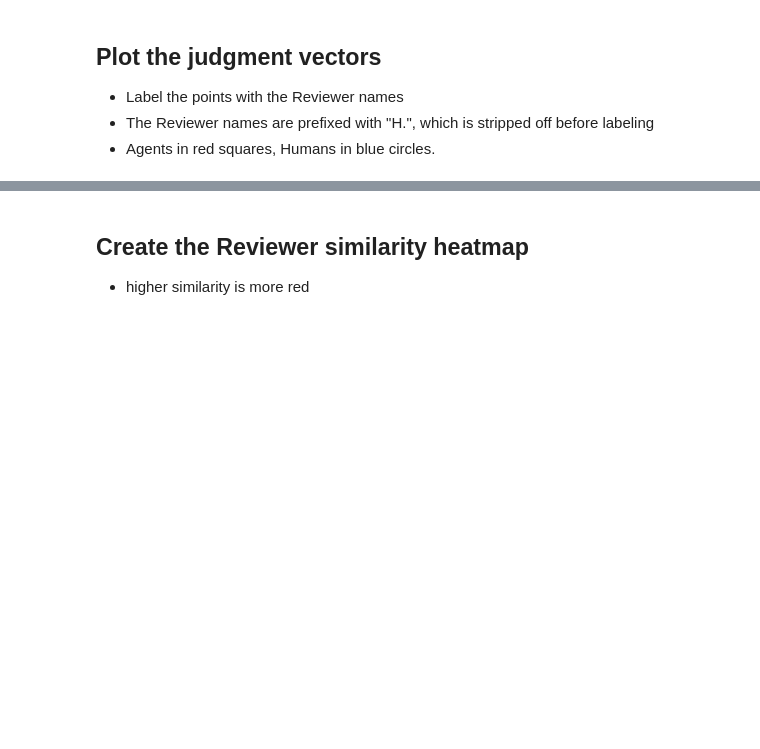
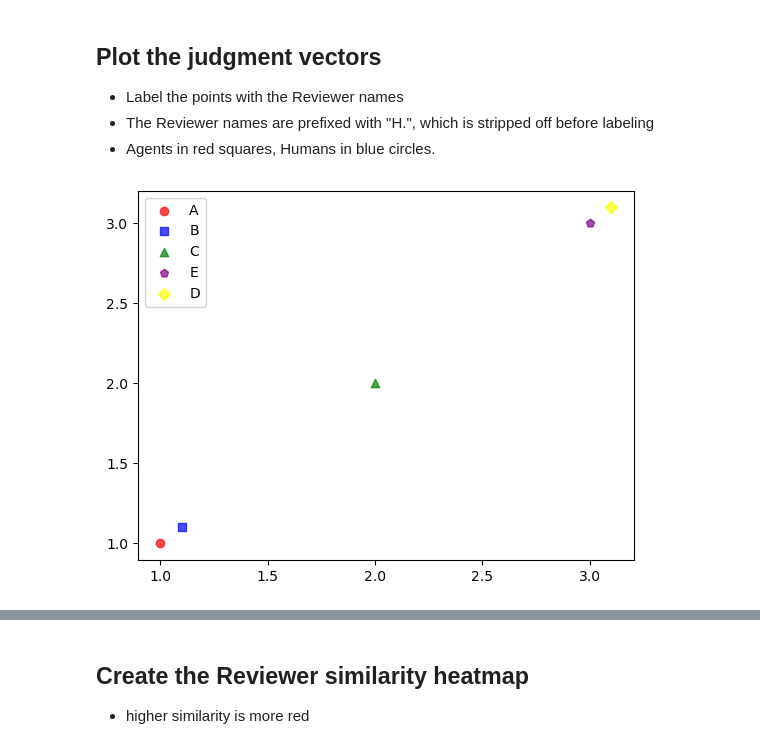
Before and after one commit to idekerlab/agent_evaluation, a Jupyter notebook: notebooks/testing_statistical_analysis.ipynb, the cells around one changed output, grey strips where cells are left out. Drawn from its saved outputs; the diff is of its cells as text; code cells hidden in the pictures; blank space fills up the shorter version.

```diff
--- a/notebooks/testing_statistical_analysis.ipynb
+++ b/notebooks/testing_statistical_analysis.ipynb
@@ -250,6 +270,51 @@ ValueError: Reviewer not in ReviewSet
  - Label the points with the Reviewer names
  - The Reviewer names are prefixed with "H.", which is stripped off before labeling
  - Agents in red squares, Humans in blue circles.
+# %%
+import matplotlib.pyplot as plt
+import numpy as np
+from collections import defaultdict
+
+def plot_scatter_with_overlap_handling(reduced_data, labels, color_dict, marker_dict):
+    # Group points by their coordinates
+    point_groups = defaultdict(list)
+    for i, (x, y) in enumerate(reduced_data):
+        point_groups[(x, y)].append(i)
+
+    # Plot points
+    for (x, y), indices in point_groups.items():
+        if len(indices) == 1:
+            # Single point
+            i = indices[0]
+            label = labels[i]
+            plt.scatter(x, y,
+                        c=[color_dict[label]],
+                        marker=marker_dict[label],
+                        label=label if label not in plt.gca().get_legend_handles_labels()[1] else "",
+                        alpha=0.7)
+        else:
+            # Multiple points at the same location
+            unique_labels = set(labels[i] for i in indices)
+            for j, label in enumerate(unique_labels):
+                offset = j * 0.1  # Adjust this value to control the spread
+                plt.scatter(x + offset, y + offset,
+                            c=[color_dict[label]],
+                            marker=marker_dict[label],
+                            label=label if label not in plt.gca().get_legend_handles_labels()[1] else "",
+                            alpha=0.7)
+
+    plt.legend()
+    plt.show()
+
+# Example usage
+reduced_data = np.array([(1, 1), (1, 1), (2, 2), (3, 3), (3, 3)])  # Note: (1,1) and (3,3) are repeated
+labels = ['A', 'B', 'C', 'D', 'E']
+color_dict = {'A': 'red', 'B': 'blue', 'C': 'green', 'D': 'yellow', 'E': 'purple'}
+marker_dict = {'A': 'o', 'B': 's', 'C': '^', 'D': 'D', 'E': 'p'}
+
+plot_scatter_with_overlap_handling(reduced_data, labels, color_dict, marker_dict)
+# %% [output]
+[figure, added]
 # %%
 import numpy as np
 import matplotlib.pyplot as plt
```
Also changed, not shown: parts of 4 cells of this notebook, 2 other files.
